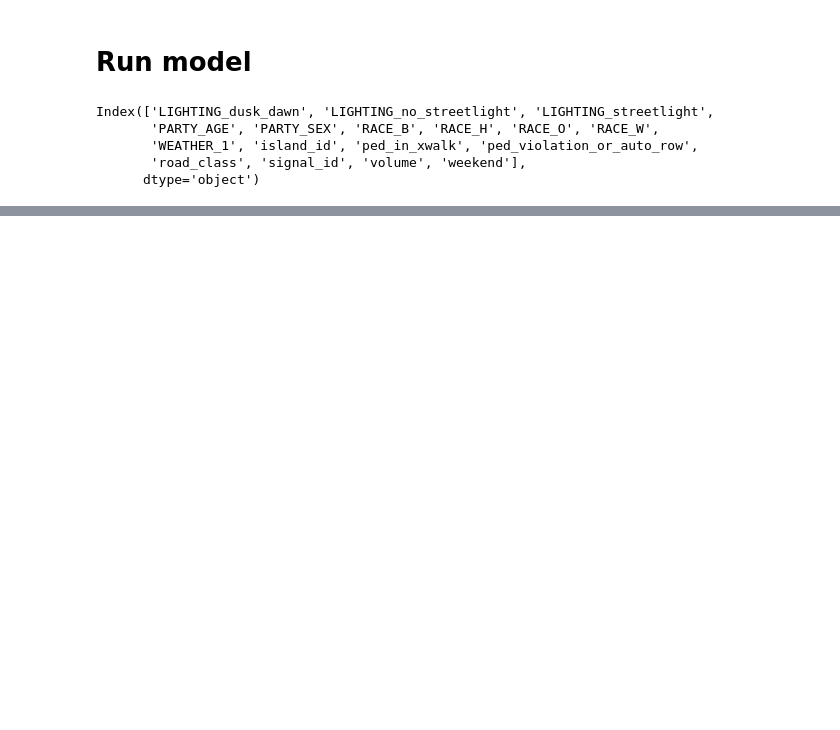
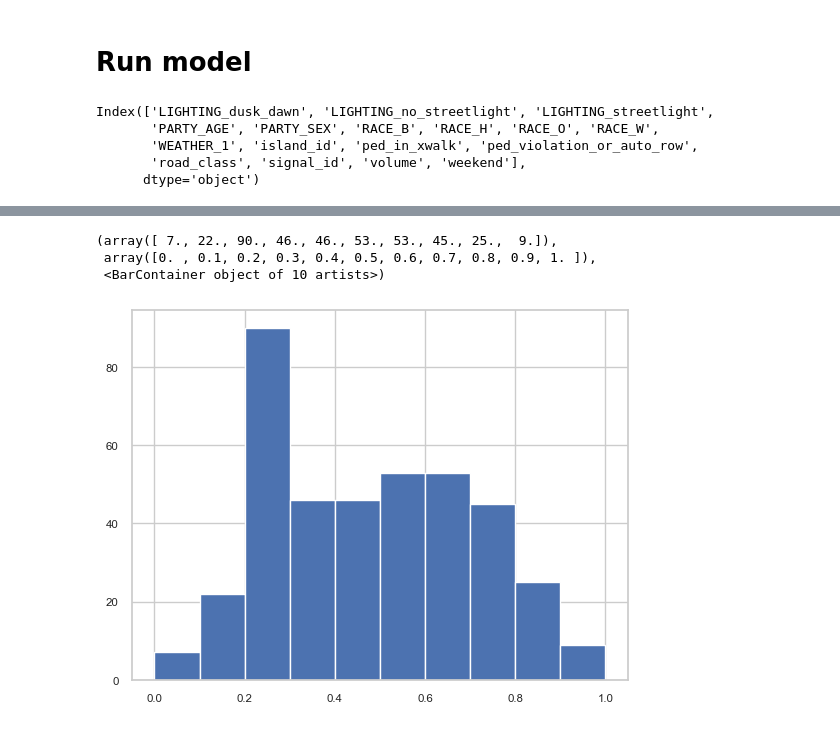
Before and after one commit to AnwarBaroudi/traffic_islands_study, a Jupyter notebook: crash_severity_model_2april.ipynb, the cells around one changed output, grey strips where cells are left out. Drawn from its saved outputs; the diff is of its cells as text; code cells hidden in the pictures; blank space fills up the shorter version.

```diff
--- a/crash_severity_model_2april.ipynb
+++ b/crash_severity_model_2april.ipynb
@@ -673,7 +659,7 @@ df.loc[(df['COLLISION_SEVERITY']==3)|(df['COLLISION_SEVERITY']==4), 'test_collis
 
 # Plain model without interactions
 model = smf.logit(formula='test_collision_serverity ~ PARTY_AGE + WEATHER_1 + island_id + volume + \
-                        signal_id + weekend + ped_in_xwalk + ped_violation_or_auto_row + \
+                        signal_id + weekend + ped_violation_or_auto_row + \
                         road_class + PARTY_SEX + RACE_B + RACE_H + RACE_O + RACE_W + \
                         LIGHTING_dusk_dawn + LIGHTING_no_streetlight + LIGHTING_streetlight',
                 data=df)
@@ -777,3 +763,10 @@ Covariance Type:                  nonrobust   LLR p-value:                    0.
 Intercept     -1.4934      0.171     -8.746      0.000      -1.828      -1.159
 weekend       -0.6596      0.302     -2.185      0.029      -1.251      -0.068
 ==============================================================================
+# %%
+plt.hist(df['PARTY_AGE'])
+# %% [output]
+(array([ 7., 22., 90., 46., 46., 53., 53., 45., 25.,  9.]),
+ array([0. , 0.1, 0.2, 0.3, 0.4, 0.5, 0.6, 0.7, 0.8, 0.9, 1. ]),
+ <BarContainer object of 10 artists>)
+[figure, added]
```
Also changed, not shown: parts of 16 cells of this notebook.
